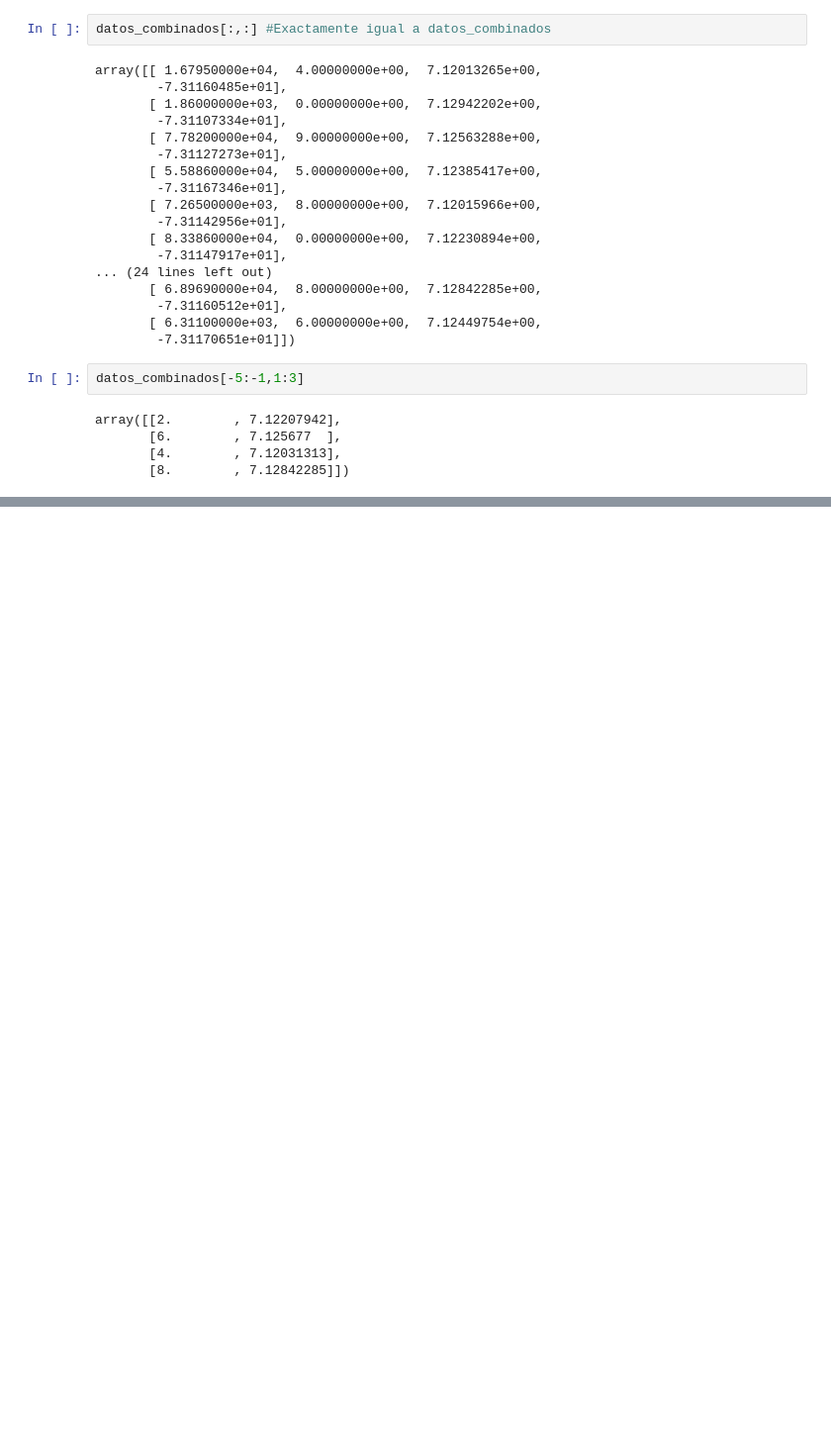
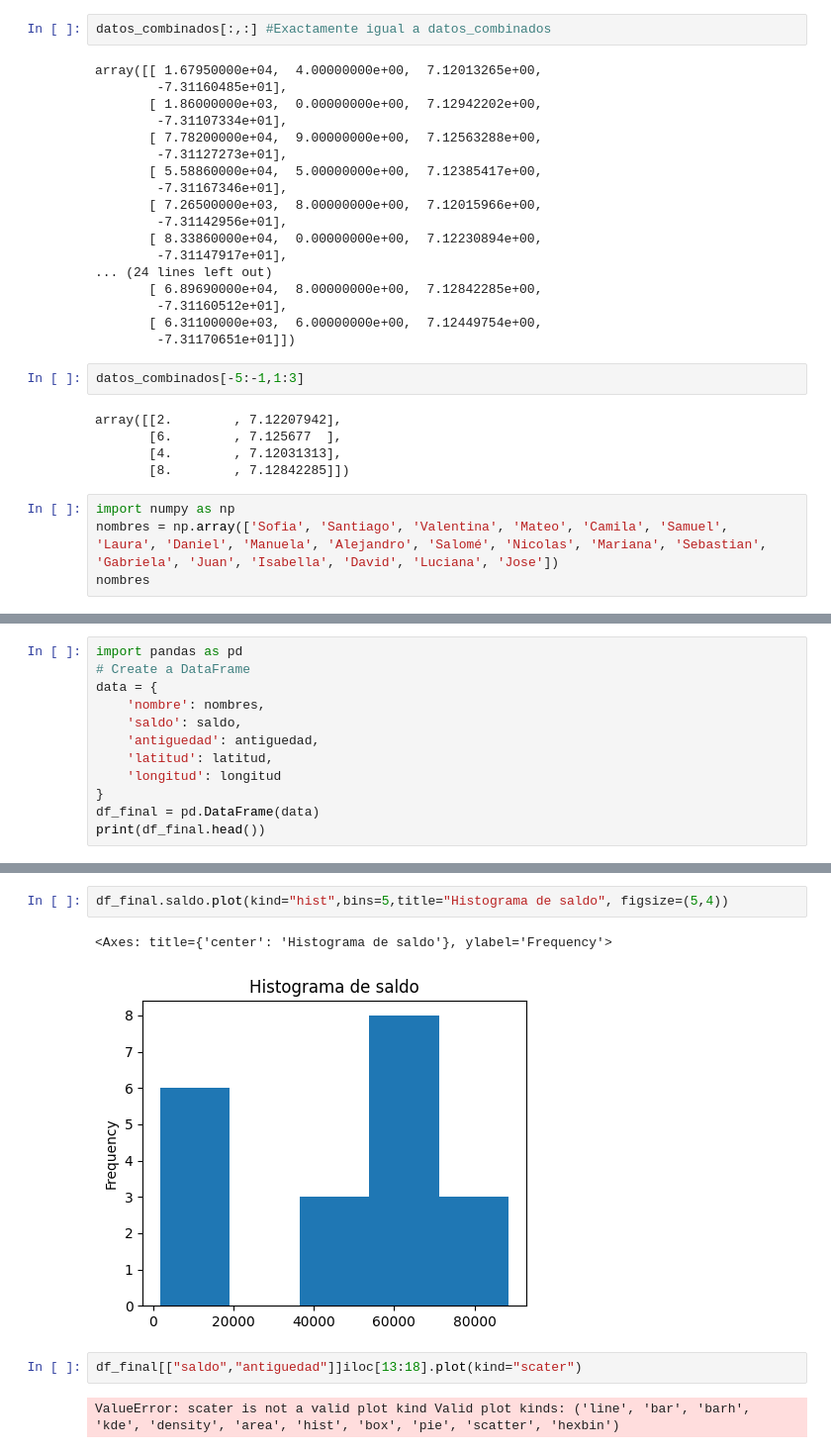
Before and after one commit to Jcontrerasx417/Curso-Inteligencia-Artificial, a Jupyter notebook: EDA_Apuntes_de_clase.ipynb, the cells around one changed output, grey strips where cells are left out. Shown at 99% size. Drawn from its saved outputs; the diff is of its cells as text; blank space fills up the shorter version.

```diff
--- a/EDA_Apuntes_de_clase.ipynb
+++ b/EDA_Apuntes_de_clase.ipynb
@@ -164,3 +164,7 @@ array([[2.        , 7.12207942],
        [6.        , 7.125677  ],
        [4.        , 7.12031313],
        [8.        , 7.12842285]])
+# %%
+import numpy as np
+nombres = np.array(['Sofia', 'Santiago', 'Valentina', 'Mateo', 'Camila', 'Samuel', 'Laura', 'Daniel', 'Manuela', 'Alejandro', 'Salomé', 'Nicolas', 'Mariana', 'Sebastian', 'Gabriela', 'Juan', 'Isabella', 'David', 'Luciana', 'Jose'])
+nombres
@@ -166,0 +180,12 @@ array([[2.        , 7.12207942],
+# %%
+import pandas as pd
+# Create a DataFrame
+data = {
+    'nombre': nombres,
+    'saldo': saldo,
+    'antiguedad': antiguedad,
+    'latitud': latitud,
+    'longitud': longitud
+}
+df_final = pd.DataFrame(data)
+print(df_final.head())
@@ -166,0 +296,9 @@ array([[2.        , 7.12207942],
+# %%
+df_final.saldo.plot(kind="hist",bins=5,title="Histograma de saldo", figsize=(5,4))
+# %% [output]
+<Axes: title={'center': 'Histograma de saldo'}, ylabel='Frequency'>
+[figure, added]
+# %%
+df_final[["saldo","antiguedad"]]iloc[13:18].plot(kind="scater")
+# %% [output]
+ValueError: scater is not a valid plot kind Valid plot kinds: ('line', 'bar', 'barh', 'kde', 'density', 'area', 'hist', 'box', 'pie', 'scatter', 'hexbin')
```
Also changed, not shown: parts of 19 cells of this notebook.
